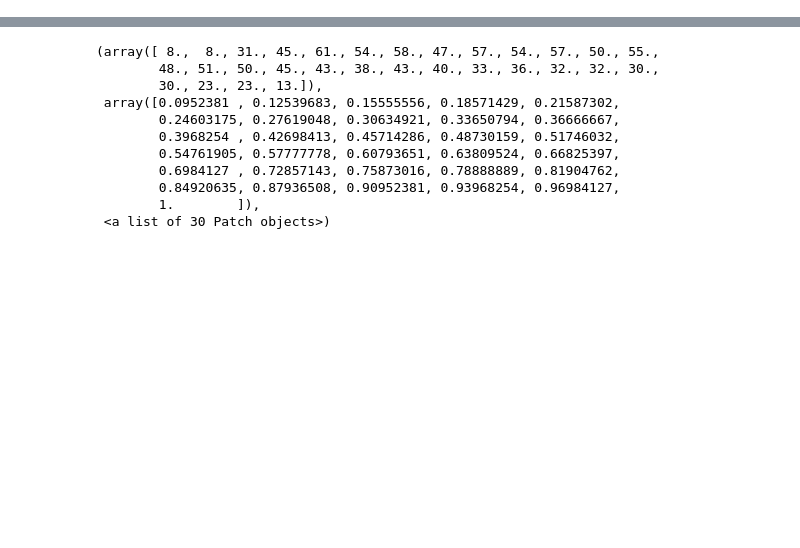
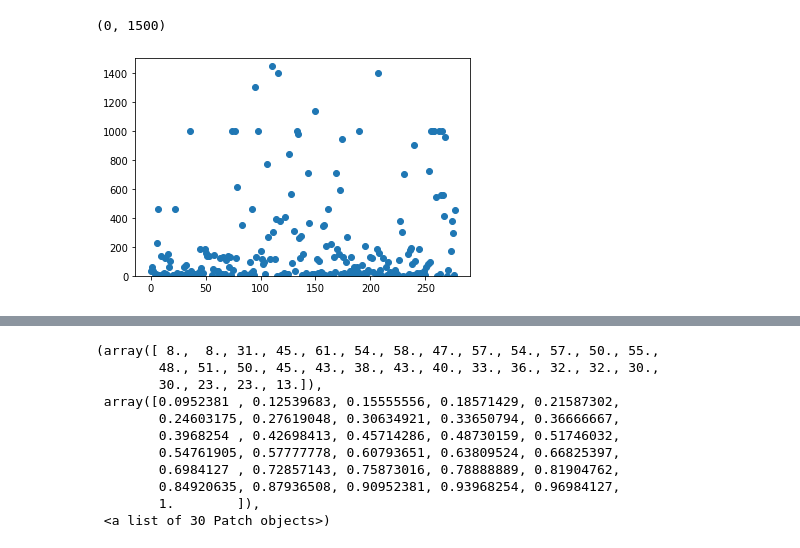
Before and after one commit to seobeomjin/QSAR_model_development, a Jupyter notebook: get_similarity.ipynb, the cells around one changed output, grey strips where cells are left out. Cells and saved outputs as stored; diff of their text form; code cells hidden in the pictures; blank space fills up the shorter version.

```diff
--- a/get_similarity.ipynb
+++ b/get_similarity.ipynb
@@ -0,0 +103,15 @@
+# %%
+std_val = df['Standard Value'].dropna(axis=0)
+std_val_list = std_val.values.tolist()
+std_val_x = []
+for i in range(278):
+    std_val_x.append(i)
+
+
+plt.scatter(std_val_x,std_val_list)
+plt.ylim(0,1500)
+
+# 명확하지 못한 것 같다. 분류한 class 별로 따로 std_val 비교해야 할듯
+# %% [output]
+(0, 1500)
+[figure, added]
```
Also changed, not shown: parts of 14 cells of this notebook.
